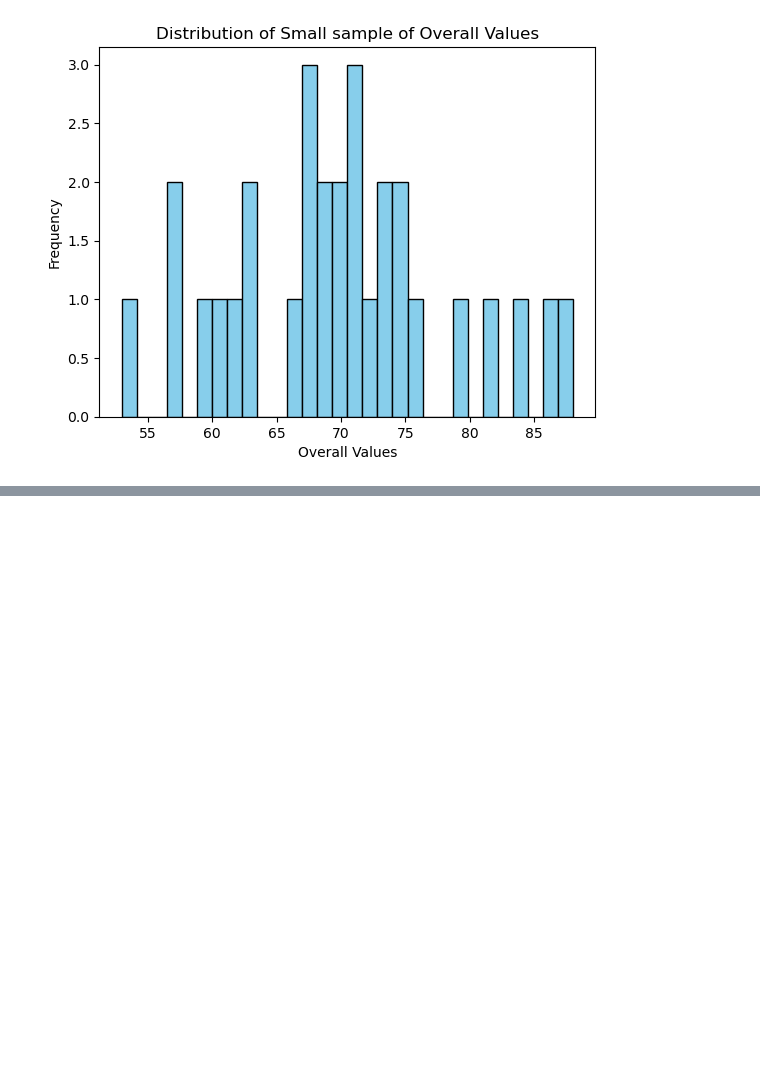
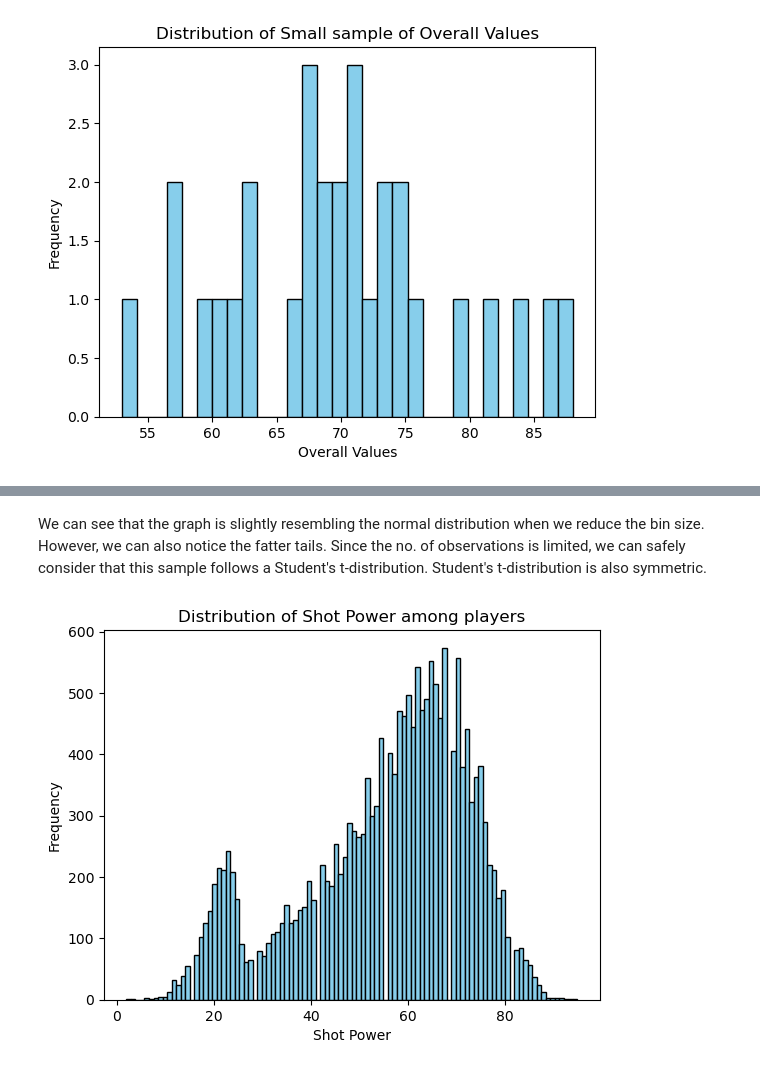
Before and after one commit to 06kunal/Exploratory_Data_Analysis, a Jupyter notebook: Project-Fifa_Dataset/Fifa_data_analysis.ipynb, the cells around one changed output, grey strips where cells are left out. Saved outputs shown, nothing was run; the diff lists cells and outputs as text; code cells hidden in the pictures; blank space fills up the shorter version.

```diff
--- a/Project-Fifa_Dataset/Fifa_data_analysis.ipynb
+++ b/Project-Fifa_Dataset/Fifa_data_analysis.ipynb
@@ -172,0 +183,11 @@ plt.show()
+# %% [markdown]
+We can see that the graph is slightly resembling the normal distribution when we reduce the bin size. However, we can also notice the fatter tails. Since the no. of observations is limited, we can safely consider that this sample follows a Student's t-distribution. Student's t-distribution is also symmetric.
+# %%
+# Now, let's explore how a single stat is distributed among the players in the game. Take the shot power column, for example, and create a histogram.
+plt.hist(df["ShotPower"], bins = 100, edgecolor = "Black", color = "skyblue")
+plt.xlabel("Shot Power")
+plt.ylabel("Frequency")
+plt.title("Distribution of Shot Power among players")
+plt.show()
+# %% [output]
+[figure, added]
```
Also changed, not shown: parts of 7 cells of this notebook.
